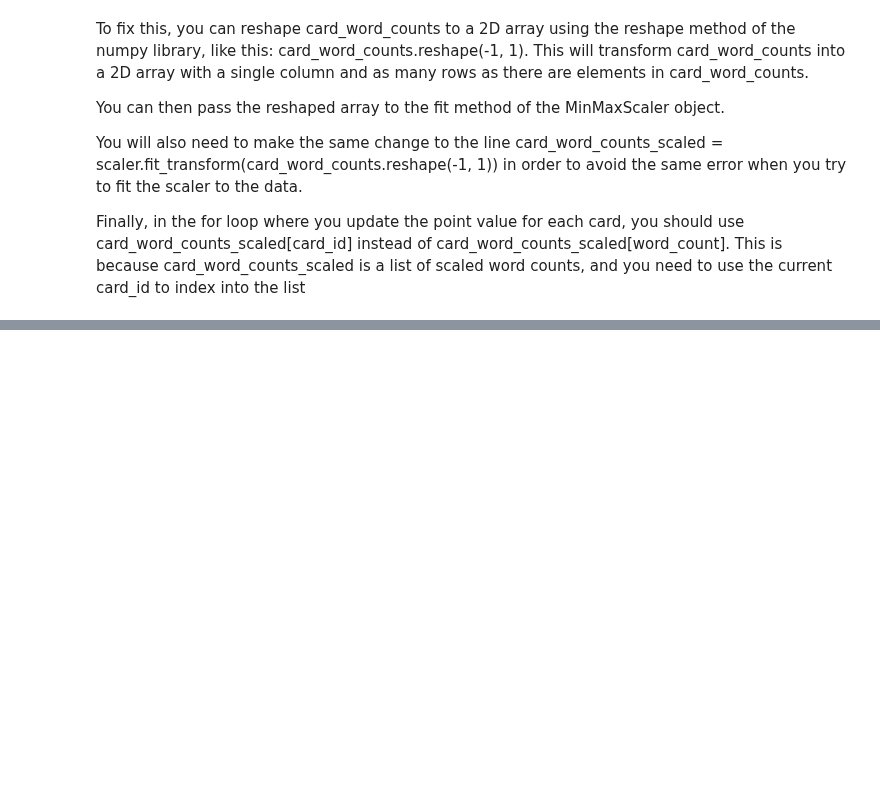
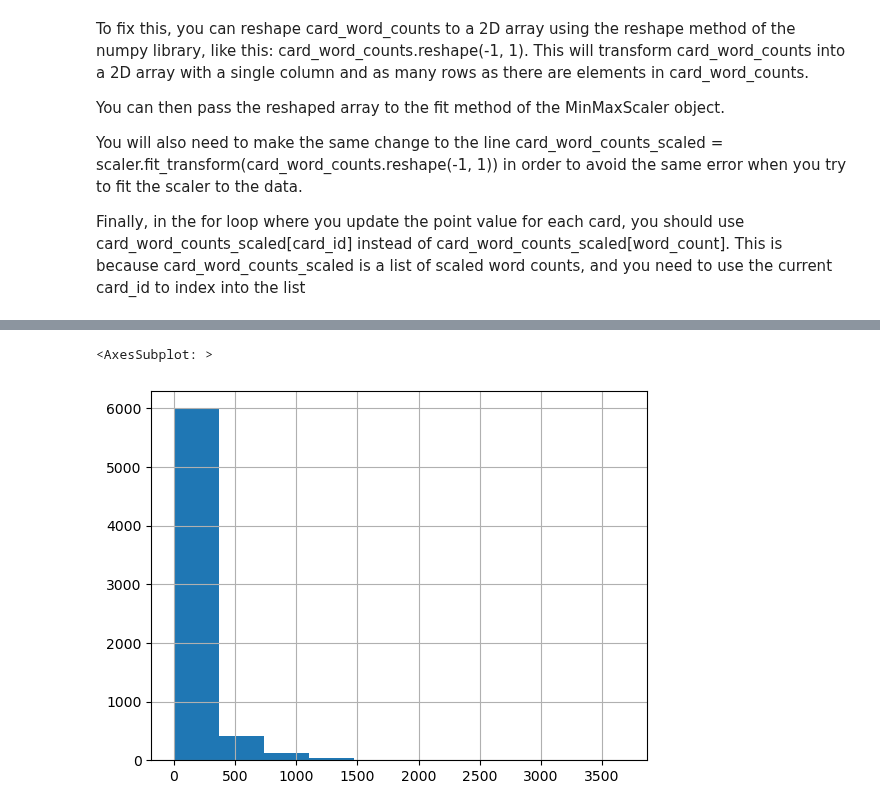
Before and after one commit to grahamwaters/Mimikers, a Jupyter notebook: card_point_revision.ipynb, the cells around one changed output, grey strips where cells are left out. Saved outputs shown, nothing was run; the diff lists cells and outputs as text; code cells hidden in the pictures; blank space fills up the shorter version.

```diff
--- a/card_point_revision.ipynb
+++ b/card_point_revision.ipynb
@@ -10,17 +10,17 @@ from tqdm import tqdm
 import nltk
 from nltk.corpus import stopwords
 from sklearn.preprocessing import MinMaxScaler
-scaler = MinMaxScaler(feature_range=(0, 10))
+scaler = MinMaxScaler(feature_range=(0, 50))
 # read card_deck from ppn_deck.json file
 with open("ppn_deck.json", "r") as read_file:
     card_deck = json.load(read_file)
 
-def revise_point_values(card_deck, max_points=10):
+def revise_point_values(card_deck, max_points=50):
     # Initialize a dictionary to store the word counts for each card
     word_counts = {}
     # Initialize a list to store the word counts for each card
     card_word_counts = []
-
+    related_words = []
     # Get a list of English stopwords
     stop_words = stopwords.words("english")
 
@@ -42,6 +42,12 @@ def revise_point_values(card_deck, max_points=10):
         word_counts[card_id] = word_count
         # Append the word count to the list of card word counts
         card_word_counts.append(word_count)
+        # append related words to card deck
+        try:
+            related_words.append(int(card['related']))
+        except:
+            related_words.append(0)
+
         # Increment the card id
         card_id += 1
     # Scale the word counts to be between 0 and 10
@@ -55,10 +61,20 @@ def revise_point_values(card_deck, max_points=10):
         scaled_word_count = scaled_word_counts[card_id]
         # Get the card's point value if it exists
         # point_value = card['point_value'] if 'point_value' in card else 0
+        related_words = int(card['related'])
+
         rounded_value = int(scaled_word_count[0])
 
         # Update the card's point value to the scaled word count
-        card['point_value'] = rounded_value
+        try:
+            card['point_value'] = max(rounded_value, related_words)
+            print(card['point_value'])
+        except Exception as e:
+            print(e)
+            print(card['point_value'])
+            print(rounded_value)
+            print(related_words)
+            print(card)
         # Increment the card id
         card_id += 1
     return card_deck
@@ -70,6 +86,3 @@ You can then pass the reshaped array to the fit method of the MinMaxScaler objec
 You will also need to make the same change to the line card_word_counts_scaled = scaler.fit_transform(card_word_counts.reshape(-1, 1)) in order to avoid the same error when you try to fit the scaler to the data.
 
 Finally, in the for loop where you update the point value for each card, you should use card_word_counts_scaled[card_id] instead of card_word_counts_scaled[word_count]. This is because card_word_counts_scaled is a list of scaled word counts, and you need to use the current card_id to index into the list
-# %%
-# revise point values
-card_deck = revise_point_values(card_deck,10)
@@ -113,3 +243,9 @@ df.head()
+# %%
+# plot a histogram of the point values
+df['point_value'].hist()
+# %% [output]
+<AxesSubplot: >
+[figure, added]
 # %%
 # now save the df as a json file
 card_deck = df.to_dict('records')
```
Also changed, not shown: parts of 4 cells of this notebook, 2 other files.
